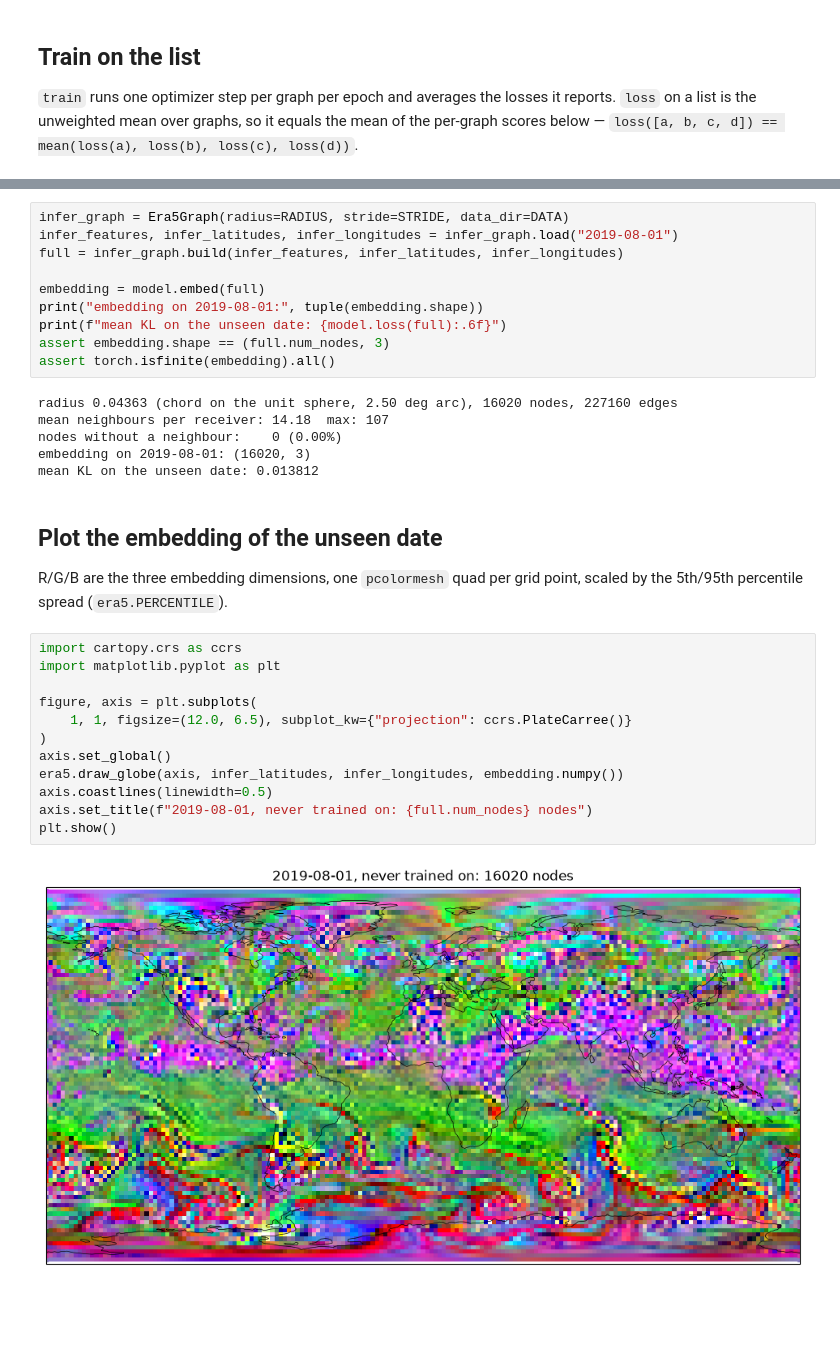
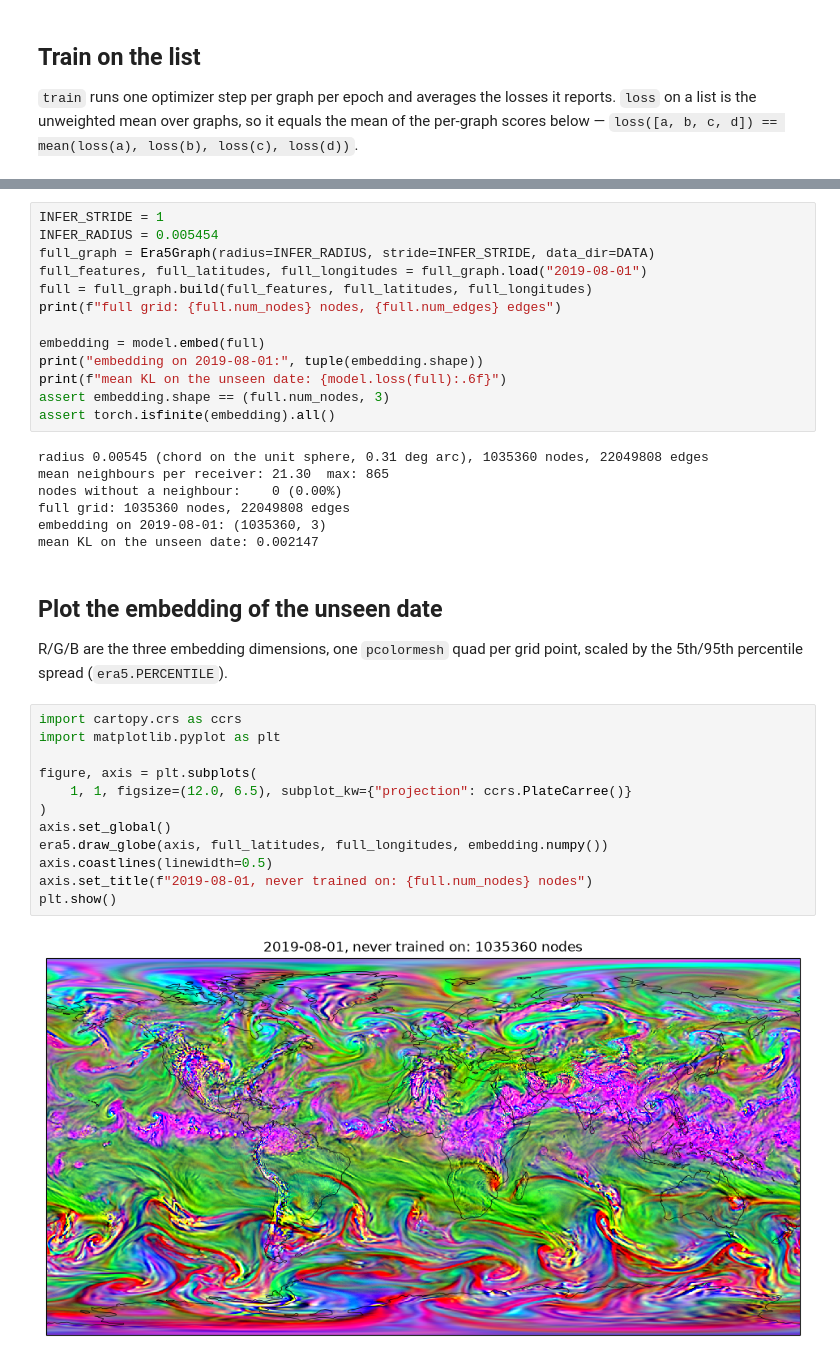
Before and after one commit to RiccardoGelato/workshop-skibotn_VIVIT, a Jupyter notebook: examples/era5/notebooks/4-many-graphs.ipynb, the cells around one changed output, grey strips where cells are left out. Saved outputs shown, nothing was run; the diff lists cells and outputs as text; blank space fills up the shorter version.

```diff
--- a/examples/era5/notebooks/4-many-graphs.ipynb
+++ b/examples/era5/notebooks/4-many-graphs.ipynb
@@ -183,7 +189,10 @@ edge channels — which `Era5Graph` reproduces for any date at this stride.
 # %%
-infer_graph = Era5Graph(radius=RADIUS, stride=STRIDE, data_dir=DATA)
-infer_features, infer_latitudes, infer_longitudes = infer_graph.load("2019-08-01")
-full = infer_graph.build(infer_features, infer_latitudes, infer_longitudes)
+INFER_STRIDE = 1
+INFER_RADIUS = 0.005454
+full_graph = Era5Graph(radius=INFER_RADIUS, stride=INFER_STRIDE, data_dir=DATA)
+full_features, full_latitudes, full_longitudes = full_graph.load("2019-08-01")
+full = full_graph.build(full_features, full_latitudes, full_longitudes)
+print(f"full grid: {full.num_nodes} nodes, {full.num_edges} edges")
 
 embedding = model.embed(full)
 print("embedding on 2019-08-01:", tuple(embedding.shape))
@@ -191,11 +200,12 @@ print(f"mean KL on the unseen date: {model.loss(full):.6f}")
 assert embedding.shape == (full.num_nodes, 3)
 assert torch.isfinite(embedding).all()
 # %% [output]
-radius 0.04363 (chord on the unit sphere, 2.50 deg arc), 16020 nodes, 227160 edges
-mean neighbours per receiver: 14.18  max: 107
+radius 0.00545 (chord on the unit sphere, 0.31 deg arc), 1035360 nodes, 22049808 edges
+mean neighbours per receiver: 21.30  max: 865
 nodes without a neighbour:    0 (0.00%)
-embedding on 2019-08-01: (16020, 3)
-mean KL on the unseen date: 0.013812
+full grid: 1035360 nodes, 22049808 edges
+embedding on 2019-08-01: (1035360, 3)
+mean KL on the unseen date: 0.002147
 # %% [markdown]
 ## Plot the embedding of the unseen date
 
@@ -204,17 +214,17 @@ R/G/B are the three embedding dimensions, one `pcolormesh` quad per grid point,
 # %%
 import cartopy.crs as ccrs
 import matplotlib.pyplot as plt
 
 figure, axis = plt.subplots(
     1, 1, figsize=(12.0, 6.5), subplot_kw={"projection": ccrs.PlateCarree()}
 )
 axis.set_global()
-era5.draw_globe(axis, infer_latitudes, infer_longitudes, embedding.numpy())
+era5.draw_globe(axis, full_latitudes, full_longitudes, embedding.numpy())
 axis.coastlines(linewidth=0.5)
 axis.set_title(f"2019-08-01, never trained on: {full.num_nodes} nodes")
 plt.show()
 # %% [output]
-[figure, old version]
+[figure, new version]
 # %% [markdown]
 ## Takeaways
 
```
Also changed, not shown: parts of 5 cells of this notebook, 1 other file.
